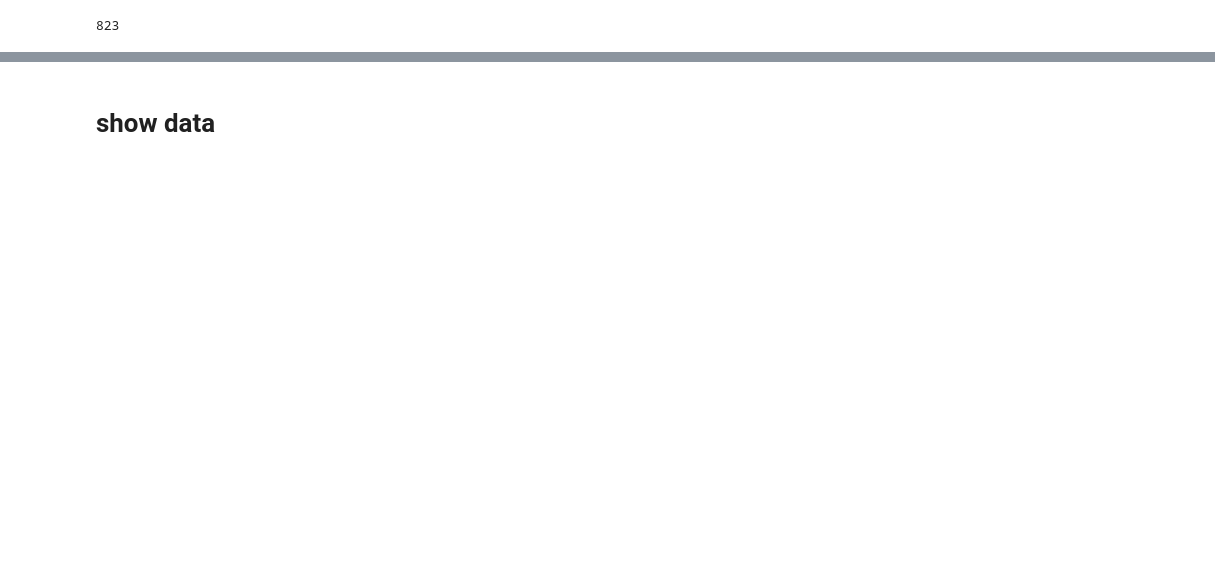
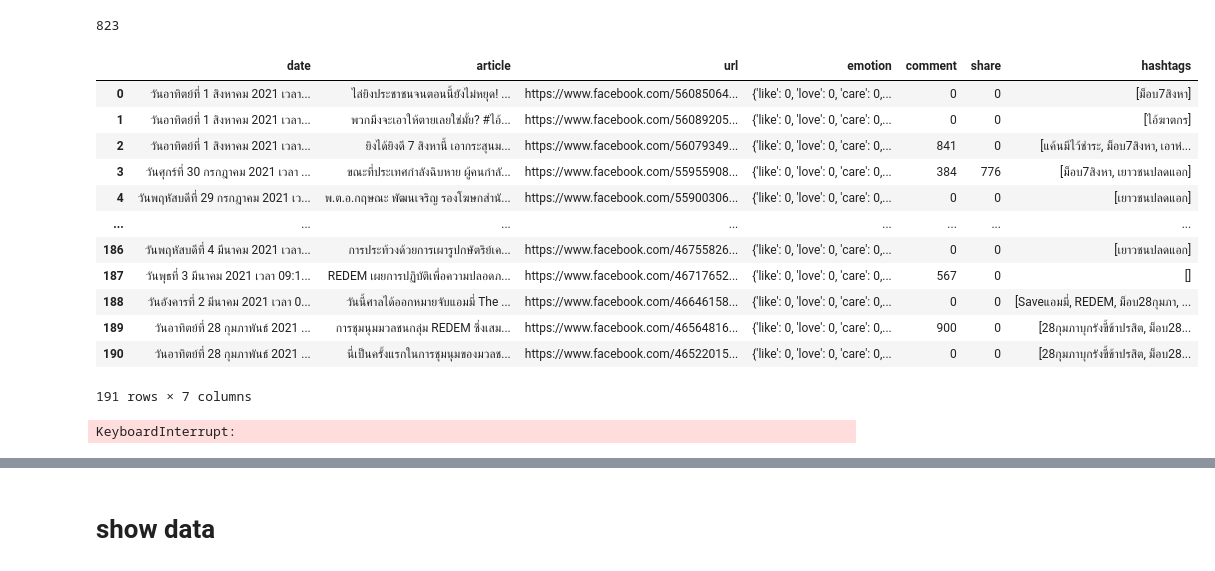
Before and after one commit to nozomiyamada/SNSAnalysis, a Jupyter notebook: scrapeFB.ipynb, the cells around one changed output, grey strips where cells are left out. Drawn from its saved outputs; the diff is of its cells as text; code cells hidden in the pictures; blank space fills up the shorter version.

```diff
--- a/scrapeFB.ipynb
+++ b/scrapeFB.ipynb
@@ -15,6 +47,22 @@ NoSuchElementException: Message: no such element: Unable to locate element: {"me
 len(window.scraped_posts)
 # %% [output]
 823
+# %%
+pd.read_json('freeyouthFB.json')
+# %% [output]
+|  | date | article | url | emotion | comment | share | hashtags |
+| 0 | วันอาทิตย์ที่ 1 สิงหาคม 2021 เวลา... | ไล่ยิงประชาชนจนตอนนี้ยังไม่หยุด! ... | https://www.facebook.com/56085064... | {'like': 0, 'love': 0, 'care': 0,... | 0 | 0 | [ม็อบ7สิงหา] |
+| 1 | วันอาทิตย์ที่ 1 สิงหาคม 2021 เวลา... | พวกมึงจะเอาให้ตายเลยใช่มั้ย? #ไอ้... | https://www.facebook.com/56089205... | {'like': 0, 'love': 0, 'care': 0,... | 0 | 0 | [ไอ้ฆาตกร] |
+| 2 | วันอาทิตย์ที่ 1 สิงหาคม 2021 เวลา... | ยิงได้ยิงดี 7 สิงหานี้ เอากระสุนม... | https://www.facebook.com/56079349... | {'like': 0, 'love': 0, 'care': 0,... | 841 | 0 | [แค้นมีไว้ชำระ, ม็อบ7สิงหา, เอาห่... |
+| 3 | วันศุกร์ที่ 30 กรกฎาคม 2021 เวลา ... | ขณะที่ประเทศกำลังฉิบหาย ผู้คนกำลั... | https://www.facebook.com/55955908... | {'like': 0, 'love': 0, 'care': 0,... | 384 | 776 | [ม็อบ7สิงหา, เยาวชนปลดแอก] |
+| 4 | วันพฤหัสบดีที่ 29 กรกฎาคม 2021 เว... | พ.ต.อ.กฤษณะ พัฒนเจริญ รองโฆษกสำนั... | https://www.facebook.com/55900306... | {'like': 0, 'love': 0, 'care': 0,... | 0 | 0 | [เยาวชนปลดแอก] |
+| ... | ... | ... | ... | ... | ... | ... | ... |
+| 186 | วันพฤหัสบดีที่ 4 มีนาคม 2021 เวลา... | การประท้วงด้วยการเผารูปกษัตริย์เค... | https://www.facebook.com/46755826... | {'like': 0, 'love': 0, 'care': 0,... | 0 | 0 | [เยาวชนปลดแอก] |
+| 187 | วันพุธที่ 3 มีนาคม 2021 เวลา 09:1... | REDEM เผยการปฏิบัติเพื่อความปลอดภ... | https://www.facebook.com/46717652... | {'like': 0, 'love': 0, 'care': 0,... | 567 | 0 | [] |
+| 188 | วันอังคารที่ 2 มีนาคม 2021 เวลา 0... | วันนี้ศาลได้ออกหมายจับแอมมี่ The ... | https://www.facebook.com/46646158... | {'like': 0, 'love': 0, 'care': 0,... | 0 | 0 | [Saveแอมมี่, REDEM, ม็อบ28กุมภา, ... |
+| 189 | วันอาทิตย์ที่ 28 กุมภาพันธ์ 2021 ... | การชุมนุมมวลชนกลุ่ม REDEM ซึ่งเสม... | https://www.facebook.com/46564816... | {'like': 0, 'love': 0, 'care': 0,... | 900 | 0 | [28กุมภาบุกรังขี้ข้าปรสิต, ม็อบ28... |
+| 190 | วันอาทิตย์ที่ 28 กุมภาพันธ์ 2021 ... | นี่เป็นครั้งแรกในการชุมนุมของมวลช... | https://www.facebook.com/46522015... | {'like': 0, 'love': 0, 'care': 0,... | 0 | 0 | [28กุมภาบุกรังขี้ข้าปรสิต, ม็อบ28... |
+191 rows × 7 columns
 # %%
 window = WindowLogin(
     url='https://www.facebook.com/FreeYOUTHth/',
@@ -30,0 +74,11 @@ for i in range(50):
+# %%
+
+
+for _ in tqdm(range(100)):
+    for x in range(10):
+        window.scroll_to_bottom()
+        time.sleep(1)
+    posts = len(window.get_post_elements())
+    window.scrape(filename='test.json', scroll=0, collect=posts)
+# %% [output]
+KeyboardInterrupt:
```
Also changed, not shown: parts of 6 cells of this notebook, 6 other files.
